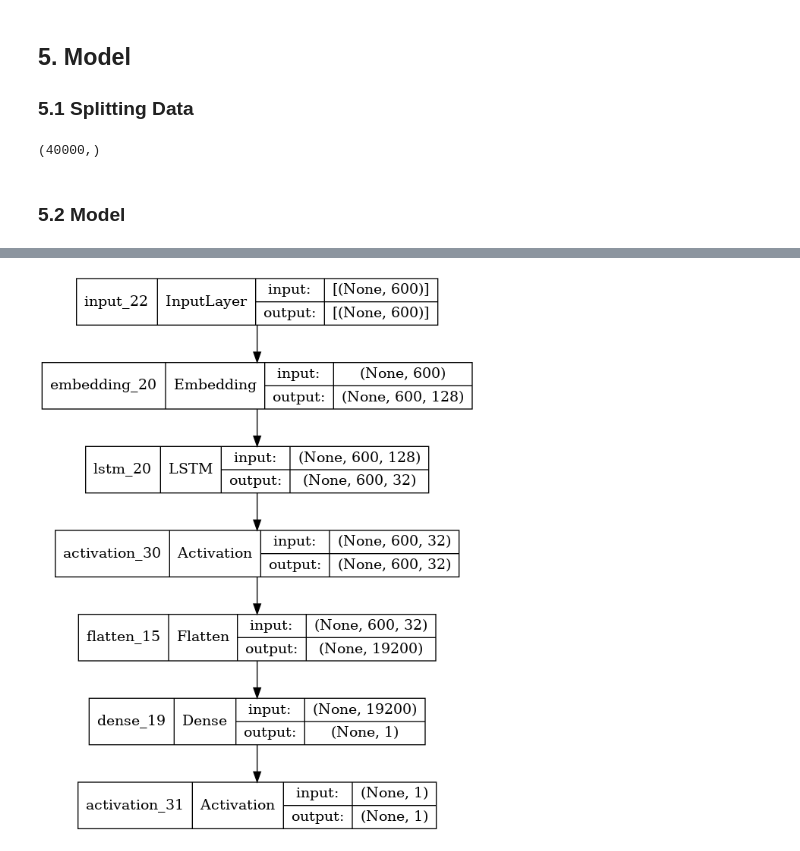
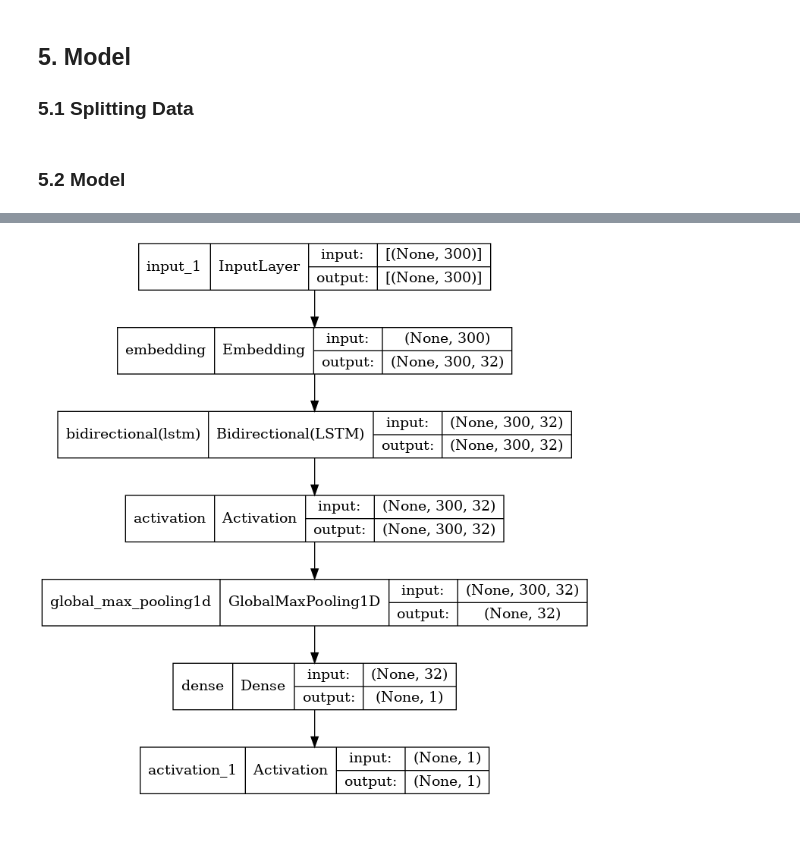
Before and after one commit to m-dziuba/NLP_imdb, a Jupyter notebook: nlp_imdb.ipynb, the cells around one changed output, grey strips where cells are left out. Saved outputs shown, nothing was run; the diff lists cells and outputs as text; code cells hidden in the pictures.

Commit message:
Improve the model slightly

```diff
--- a/nlp_imdb.ipynb
+++ b/nlp_imdb.ipynb
@@ -296,4 +298,6 @@ sorted_words
 # %%
-vocab_to_int = {word: i + 1 for i, (word, _) in enumerate(sorted_words)}
+vocab_limit = 10000
+
+vocab_to_int = {word: i + 1 for i, (word, _) in enumerate(sorted_words[:vocab_limit])}
 print(f"There are {len(vocab_to_int)} words in the dict\n", vocab_to_int)
 # %% [output]
@@ -356,0 +334,3 @@ dtype: int64
+# %%
+seq_length = 300
+reviews_len[reviews_len > seq_length]
@@ -391,24 +384,20 @@ y_test = np.array(y_test)
 
 X_validate = np.array(X_validate)
 y_validate = np.array(y_validate)
-# %%
-y_train.shape
-# %% [output]
-(40000,)
 # %% [markdown]
 ### 5.2 Model
 # %%
 def make_model(input_shape):
     inputs = keras.Input(shape=input_shape)
-    x = layers.Embedding(160000, 128)(inputs)
-    x = layers.LSTM(32, dropout=0.2, return_sequences=True)(x)
+    x = layers.Embedding(vocab_limit, 32)(inputs)
+    x = layers.Bidirectional(layers.LSTM(16, dropout=0.1, return_sequences=True))(x)
     x = layers.Activation("relu")(x)
-    x = layers.Flatten()(x)
+    x = layers.GlobalMaxPool1D()(x)
     x = layers.Dense(1)(x)
     outputs = layers.Activation("sigmoid")(x)
 
     return keras.Model(inputs, outputs)
 
-own_model = make_model(input_shape=600)
+own_model = make_model(input_shape=seq_length)
 keras.utils.plot_model(own_model, show_shapes=True)
 # %% [output]
@@ -415,4 +416,4 @@ keras.utils.plot_model(own_model, show_shapes=True)
-[figure, old version]
+[figure, new version]
 # %%
 def train_model(model, epochs, batch_size):
     callbacks = [
```
Also changed, not shown: parts of 15 cells of this notebook, 1 other file.
